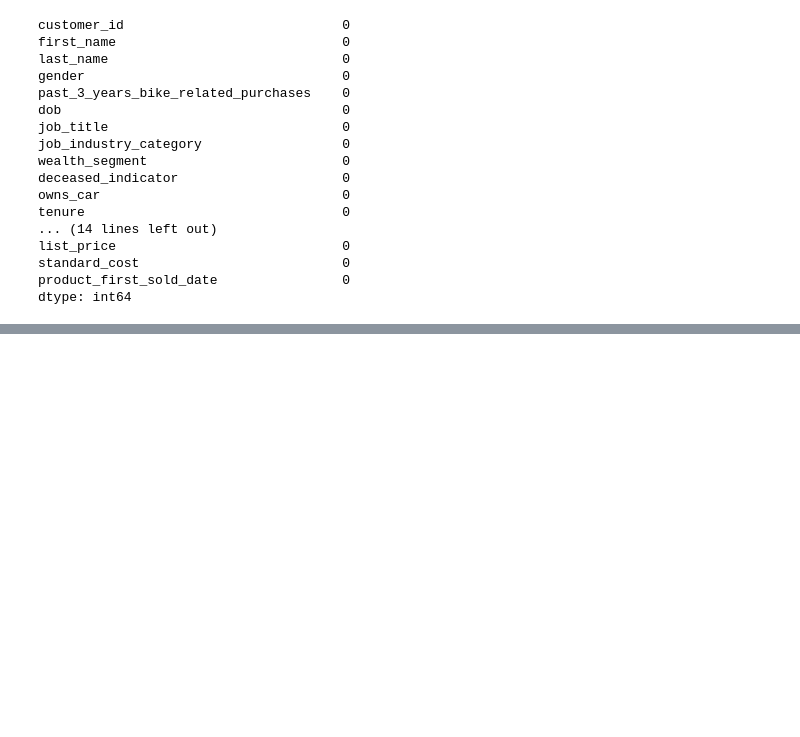
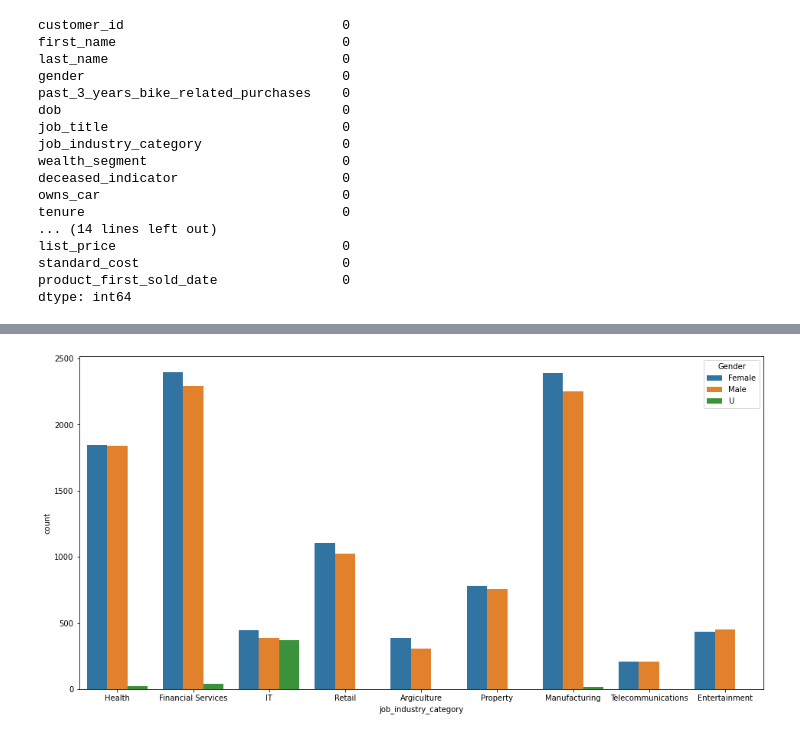
Before and after one commit to MKY01/KPMG-Virtual-Internship, a Jupyter notebook: 2.Data_Insights/mergedDataAnalysis.ipynb, the cells around one changed output, grey strips where cells are left out. Saved outputs shown, nothing was run; the diff lists cells and outputs as text; code cells hidden in the pictures; blank space fills up the shorter version.

```diff
--- a/2.Data_Insights/mergedDataAnalysis.ipynb
+++ b/2.Data_Insights/mergedDataAnalysis.ipynb
@@ -172,0 +220,7 @@ df.head()
+# %%
+plt.figure(figsize = (16,8))
+sn.countplot(x='job_industry_category', data=df, hue='gender')
+plt.legend(title='Gender', loc='upper right', fancybox=True)
+plt.show()
+# %% [output]
+[figure, added]
```
Also changed, not shown: parts of 30 cells of this notebook, 6 other files.
